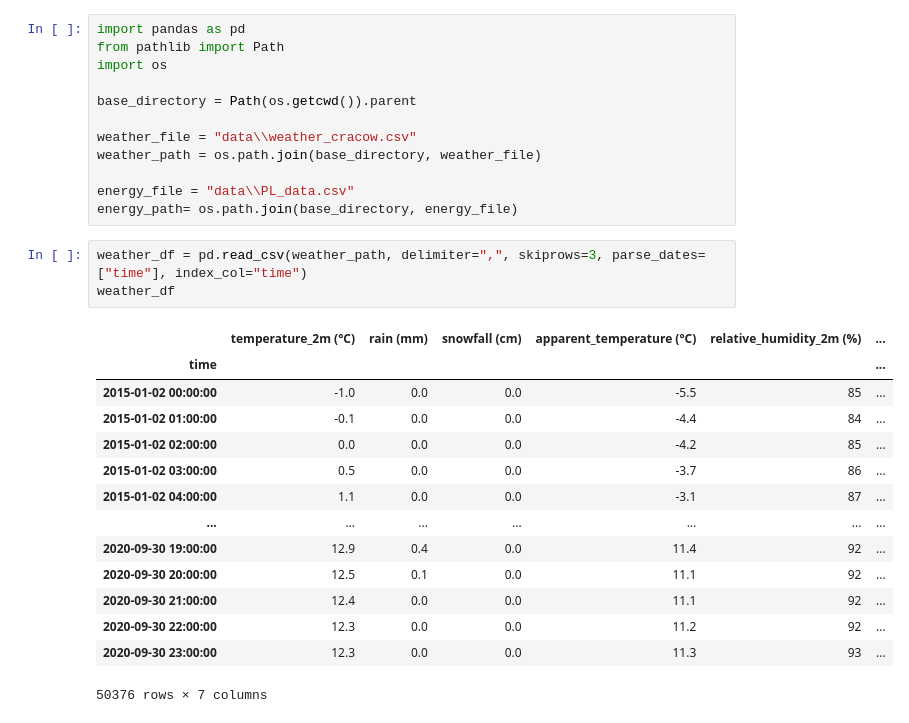
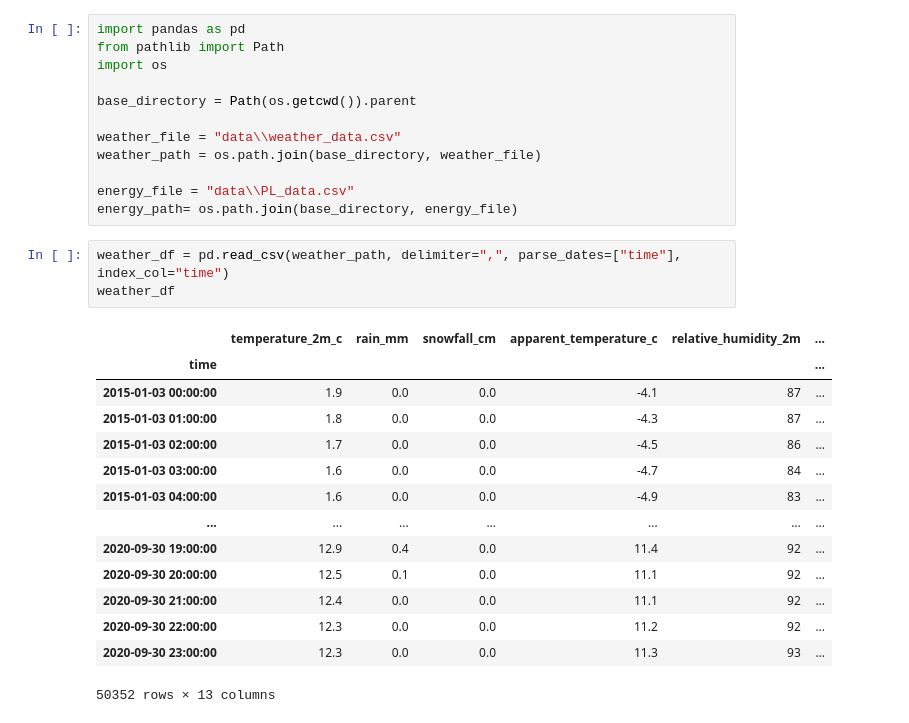
Before and after one commit to drSKleszcz/Energy-Demand-Prediction, a Jupyter notebook: notebooks/mergin_data.ipynb, the cells around one changed output. Cells and saved outputs as stored; diff of their text form.

```diff
--- a/notebooks/mergin_data.ipynb
+++ b/notebooks/mergin_data.ipynb
@@ -5,29 +5,29 @@ import os
 
 base_directory = Path(os.getcwd()).parent
 
-weather_file = "data\\weather_cracow.csv"
+weather_file = "data\\weather_data.csv"
 weather_path = os.path.join(base_directory, weather_file)
 
 energy_file = "data\\PL_data.csv"
 energy_path= os.path.join(base_directory, energy_file)
 # %%
-weather_df = pd.read_csv(weather_path, delimiter=",", skiprows=3, parse_dates=["time"], index_col="time")
+weather_df = pd.read_csv(weather_path, delimiter=",", parse_dates=["time"], index_col="time")
 weather_df
 # %% [output]
-|  | temperature_2m (°C) | rain (mm) | snowfall (cm) | apparent_temperature (°C) | relative_humidity_2m (%) | ... |
+|  | temperature_2m_c | rain_mm | snowfall_cm | apparent_temperature_c | relative_humidity_2m | ... |
 | time |  |  |  |  |  | ... |
-| 2015-01-02 00:00:00 | -1.0 | 0.0 | 0.0 | -5.5 | 85 | ... |
-| 2015-01-02 01:00:00 | -0.1 | 0.0 | 0.0 | -4.4 | 84 | ... |
-| 2015-01-02 02:00:00 | 0.0 | 0.0 | 0.0 | -4.2 | 85 | ... |
-| 2015-01-02 03:00:00 | 0.5 | 0.0 | 0.0 | -3.7 | 86 | ... |
-| 2015-01-02 04:00:00 | 1.1 | 0.0 | 0.0 | -3.1 | 87 | ... |
+| 2015-01-03 00:00:00 | 1.9 | 0.0 | 0.0 | -4.1 | 87 | ... |
+| 2015-01-03 01:00:00 | 1.8 | 0.0 | 0.0 | -4.3 | 87 | ... |
+| 2015-01-03 02:00:00 | 1.7 | 0.0 | 0.0 | -4.5 | 86 | ... |
+| 2015-01-03 03:00:00 | 1.6 | 0.0 | 0.0 | -4.7 | 84 | ... |
+| 2015-01-03 04:00:00 | 1.6 | 0.0 | 0.0 | -4.9 | 83 | ... |
 | ... | ... | ... | ... | ... | ... | ... |
 | 2020-09-30 19:00:00 | 12.9 | 0.4 | 0.0 | 11.4 | 92 | ... |
 | 2020-09-30 20:00:00 | 12.5 | 0.1 | 0.0 | 11.1 | 92 | ... |
 | 2020-09-30 21:00:00 | 12.4 | 0.0 | 0.0 | 11.1 | 92 | ... |
 | 2020-09-30 22:00:00 | 12.3 | 0.0 | 0.0 | 11.2 | 92 | ... |
 | 2020-09-30 23:00:00 | 12.3 | 0.0 | 0.0 | 11.3 | 93 | ... |
-50376 rows × 7 columns
+50352 rows × 13 columns
 # %%
 energy_df = pd.read_csv(energy_path, parse_dates=["utc_timestamp"], index_col="utc_timestamp")
 energy_df.index.name = "time"
```
Also changed, not shown: parts of 16 cells of this notebook, 6 other files.
